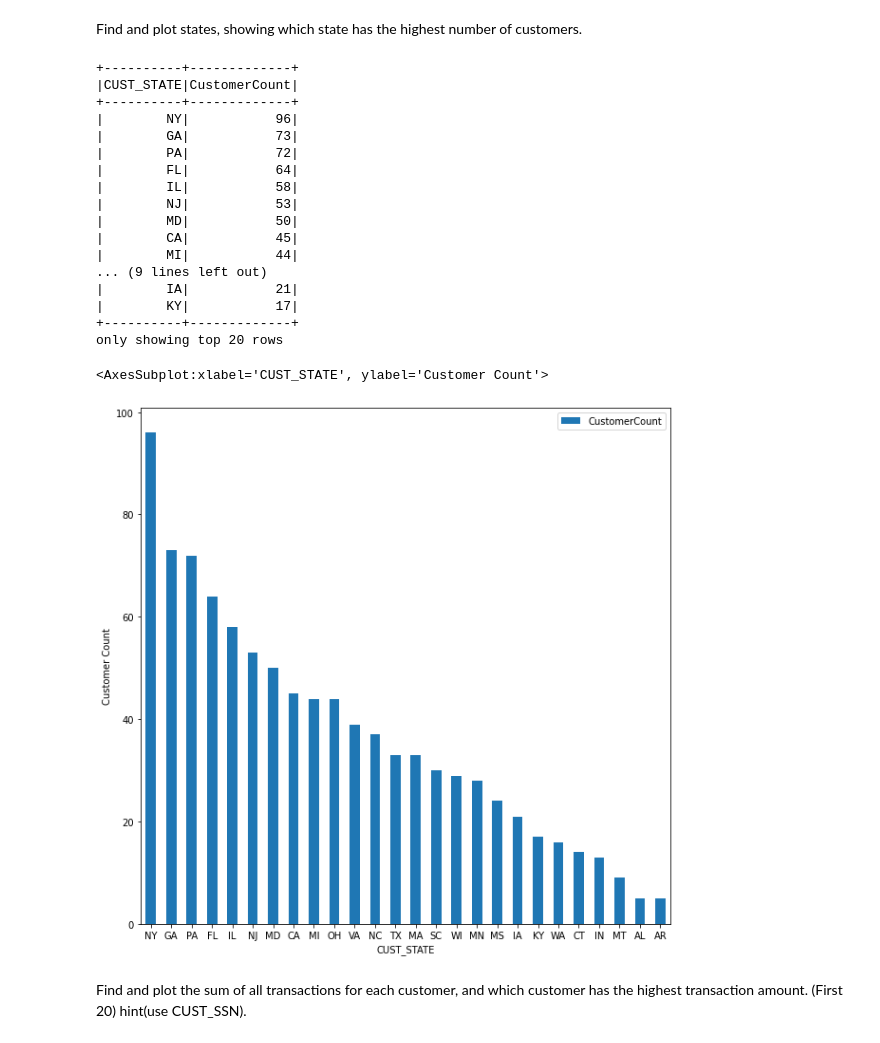
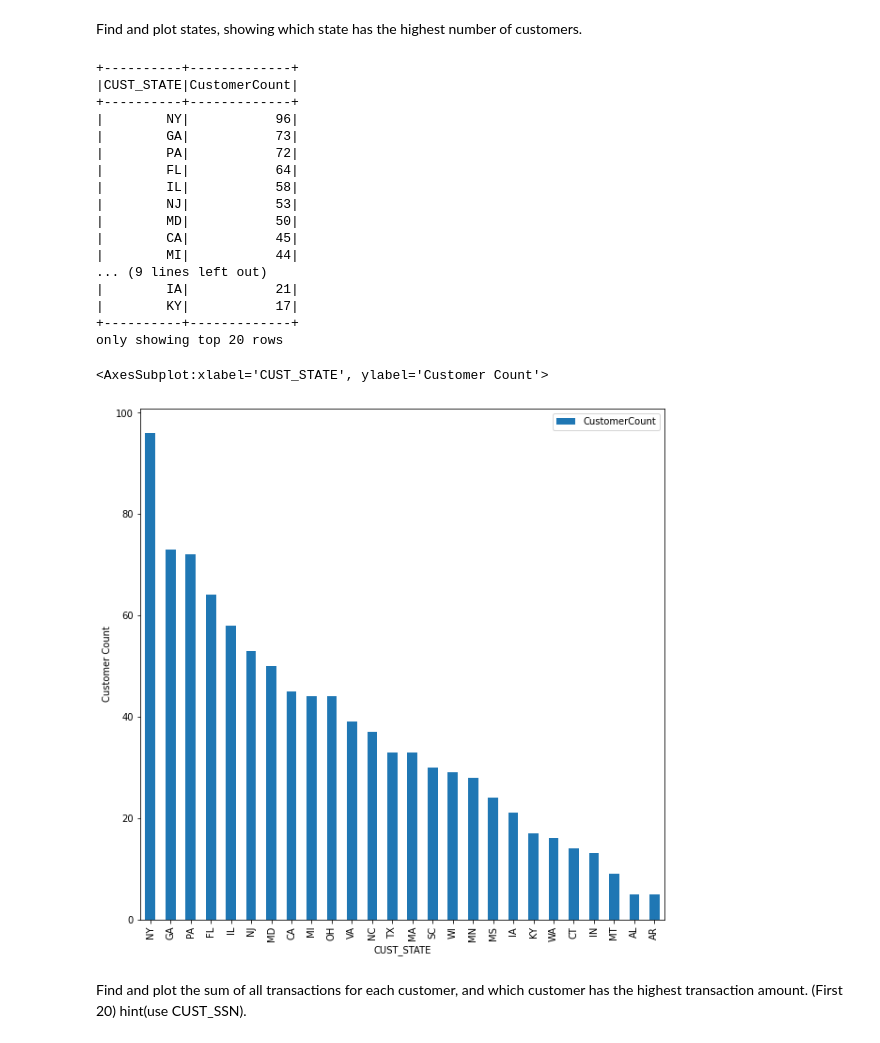
Before and after one commit to lekhuv/DataEngineering-Capstone-Project, a Jupyter notebook: DataVisualization.ipynb, the cells around one changed output. Drawn from its saved outputs; the diff is of its cells as text; code cells hidden in the pictures.

```diff
--- a/DataVisualization.ipynb
+++ b/DataVisualization.ipynb
@@ -51,33 +51,33 @@ Find and plot states, showing which state has the highest number of customers.
 # %%
 df_cust.groupBy('CUST_STATE') \
         .agg(count('SSN').alias('CustomerCount')) \
         .orderBy('CustomerCount', ascending=False).show()
 
 df_cust_pd = df_cust.groupBy('CUST_STATE') \
         .agg(count('SSN').alias('CustomerCount')) \
         .orderBy('CustomerCount', ascending=False).toPandas()
 
-df_cust_pd.plot.bar(x='CUST_STATE', y='CustomerCount' , ylabel = 'Customer Count',rot=0, figsize=(10, 10) )
+df_cust_pd.plot.bar(x='CUST_STATE', y='CustomerCount' , ylabel = 'Customer Count', figsize=(10, 10) )
 # %% [output]
 +----------+-------------+
 |CUST_STATE|CustomerCount|
 +----------+-------------+
 |        NY|           96|
 |        GA|           73|
 |        PA|           72|
 |        FL|           64|
 |        IL|           58|
 |        NJ|           53|
 |        MD|           50|
 |        CA|           45|
 |        MI|           44|
 ... (9 lines left out)
 |        IA|           21|
 |        KY|           17|
 +----------+-------------+
 only showing top 20 rows
 <AxesSubplot:xlabel='CUST_STATE', ylabel='Customer Count'>
-[figure, old version]
+[figure, new version]
 # %% [markdown]
 Find and plot the sum of all transactions for each customer, and which customer has the highest transaction amount. (First 20)
 hint(use CUST_SSN).
```
Also changed, not shown: parts of 3 cells of this notebook, 6 other files.
